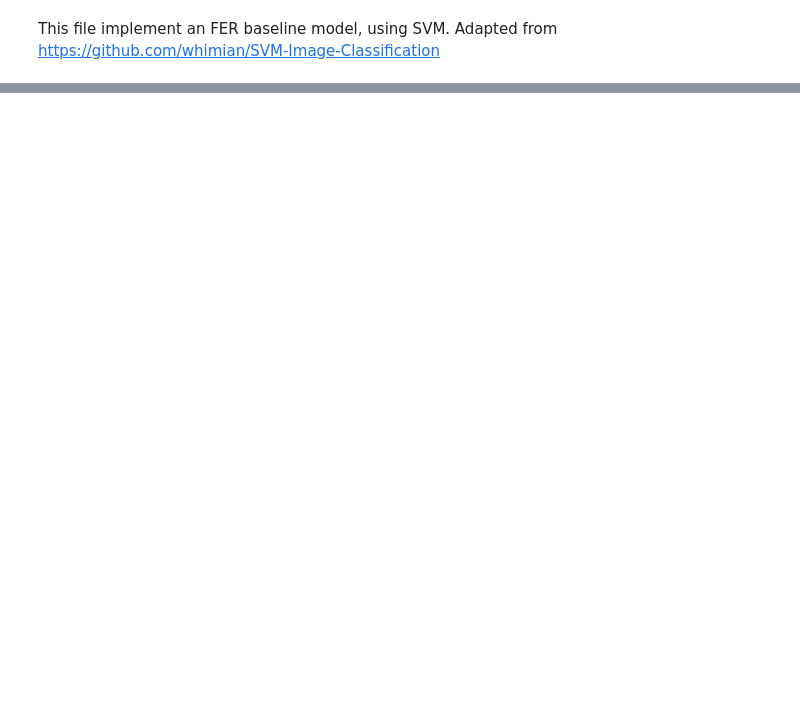
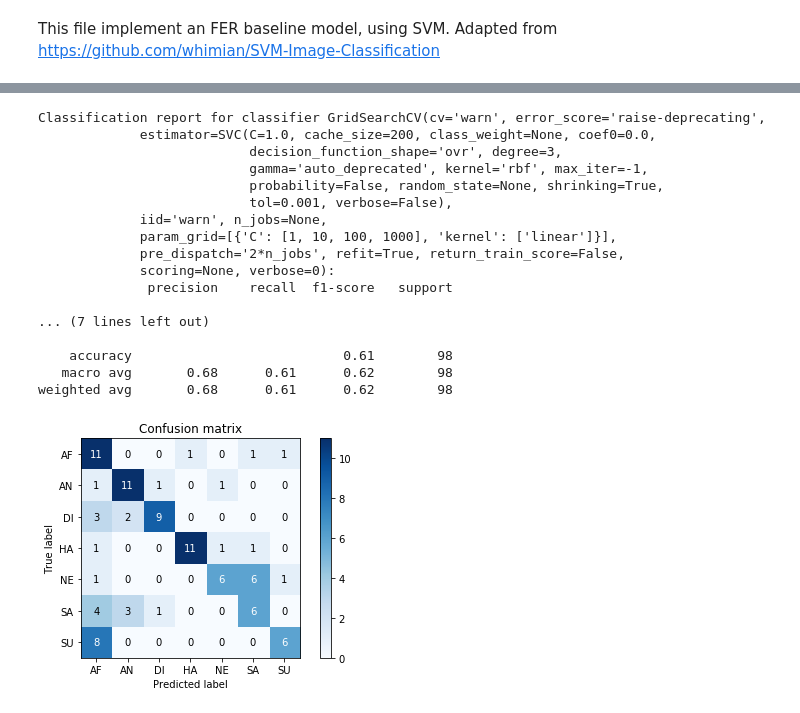
Before and after one commit to Kexin6/RECTnet, a Jupyter notebook: baseline.py.ipynb, the cells around one changed output, grey strips where cells are left out. Cells and saved outputs as stored; diff of their text form; code cells hidden in the pictures; blank space fills up the shorter version.

Commit message:
add confusion matrix and result display. We know cassie is really sad

```diff
--- a/baseline.py.ipynb
+++ b/baseline.py.ipynb
@@ -70,4 +51,6 @@ imgplot = plt.imshow(img)
 # %%
-X_train, X_test, y_train, y_test = train_test_split(
-all_set.data, all_set.target, test_size=0.3,random_state=109)
+X_train, X_val, y_train, y_val = train_test_split(
+train_set.data, train_set.target, test_size=0.01,random_state=999)
+#X_train = train_set.data
+#y_train = train_set.target
 # %%
@@ -116,0 +78,67 @@ weighted avg       0.61      0.56      0.57       147
+# %%
+test_set = load_image_files("base_img/val")
+X_test = test_set.data
+y_test = test_set.target
+y_pred = clf.predict(X_test)
+
+print("Classification report for classifier %s:\n%s\n"
+      % (clf, metrics.classification_report(y_test, y_pred)))
+
+def plot_confusion_matrix(y_true, y_pred, classes,
+                          normalize=False,
+                          title=None,
+                          cmap=plt.cm.Blues):
+    """
+    This function prints and plots the confusion matrix.
+    Normalization can be applied by setting `normalize=True`.
+    """
+
+    # Compute confusion matrix
+    cm = confusion_matrix(y_true, y_pred)
+
+    fig, ax = plt.subplots()
+    im = ax.imshow(cm, interpolation='nearest', cmap=cmap)
+    ax.figure.colorbar(im, ax=ax)
+    # We want to show all ticks...
+    ax.set(
+           # ... and label them with the respective list entries
+           xticklabels=classes, yticklabels=classes,
+           title=title,
+           ylabel='True label',
+           xlabel='Predicted label')
+
+
+    # Loop over data dimensions and create text annotations.
+    fmt = '.2f' if normalize else 'd'
+    thresh = cm.max() / 2.
+    for i in range(cm.shape[0]):
+        for j in range(cm.shape[1]):
+            ax.text(j, i, format(cm[i, j], fmt),
+                    ha="center", va="center",
+                    color="white" if cm[i, j] > thresh else "black")
+    fig.tight_layout()
+    return ax
+
+class_names = ['','AF','AN','DI', 'HA','NE','SA','SU']
+plot_confusion_matrix(y_test, y_pred, classes=class_names,
+                      title='Confusion matrix')
+plt.show()
+# %% [output]
+Classification report for classifier GridSearchCV(cv='warn', error_score='raise-deprecating',
+             estimator=SVC(C=1.0, cache_size=200, class_weight=None, coef0=0.0,
+                           decision_function_shape='ovr', degree=3,
+                           gamma='auto_deprecated', kernel='rbf', max_iter=-1,
+                           probability=False, random_state=None, shrinking=True,
+                           tol=0.001, verbose=False),
+             iid='warn', n_jobs=None,
+             param_grid=[{'C': [1, 10, 100, 1000], 'kernel': ['linear']}],
+             pre_dispatch='2*n_jobs', refit=True, return_train_score=False,
+             scoring=None, verbose=0):
+              precision    recall  f1-score   support
+
+... (7 lines left out)
+
+    accuracy                           0.61        98
+   macro avg       0.68      0.61      0.62        98
+weighted avg       0.68      0.61      0.62        98
+[figure, added]
```
Also changed, not shown: parts of 9 cells of this notebook.
